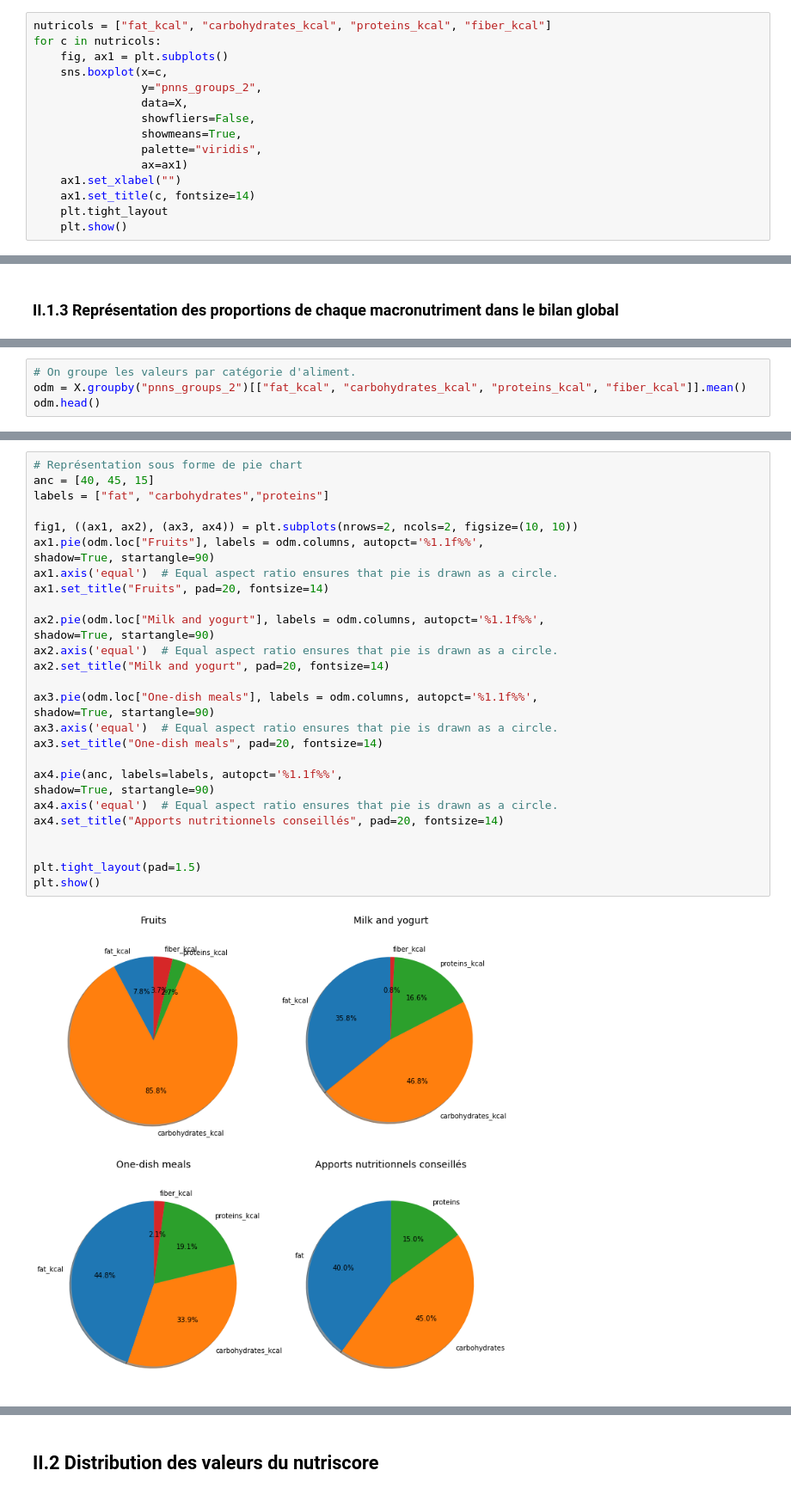
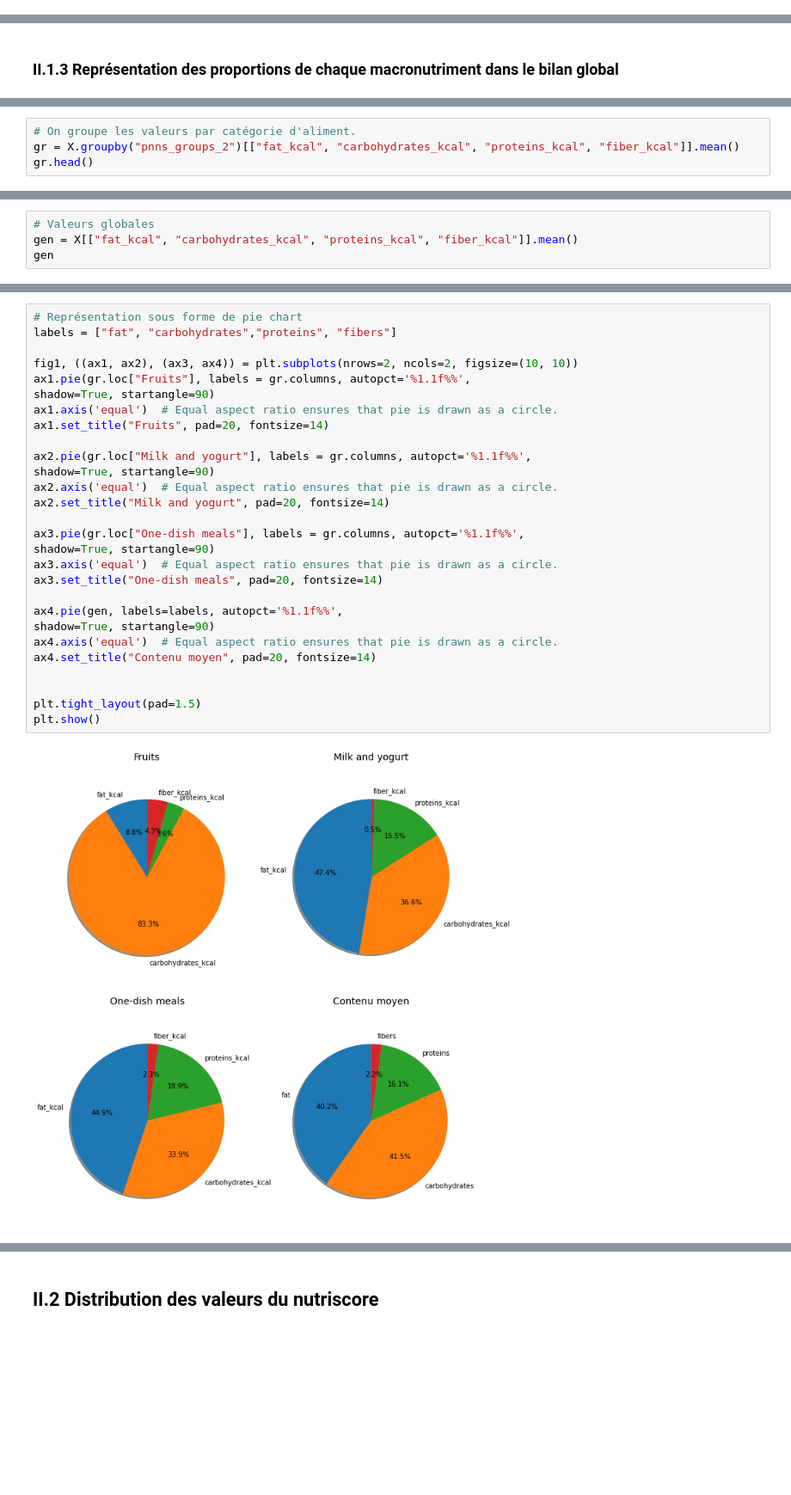
Before and after one commit to OlivierLegrand/P7, a Jupyter notebook: P3/PSanté_notebookexploration.ipynb, the cells around one changed output, grey strips where cells are left out. Shown at 86% size. Saved outputs shown, nothing was run; the diff lists cells and outputs as text; blank space fills up the shorter version.

```diff
--- a/P3/PSanté_notebookexploration.ipynb
+++ b/P3/PSanté_notebookexploration.ipynb
@@ -213,15 +124,0 @@ plt.show()
-# %%
-nutricols = ["fat_kcal", "carbohydrates_kcal", "proteins_kcal", "fiber_kcal"]
-for c in nutricols:
-    fig, ax1 = plt.subplots()
-    sns.boxplot(x=c,
-                y="pnns_groups_2",
-                data=X,
-                showfliers=False,
-                showmeans=True,
-                palette="viridis",
-                ax=ax1)
-    ax1.set_xlabel("")
-    ax1.set_title(c, fontsize=14)
-    plt.tight_layout
-    plt.show()
@@ -235,7 +191,7 @@ for c in nutricols:
 # %%
 # On groupe les valeurs par catégorie d'aliment.
-odm = X.groupby("pnns_groups_2")[["fat_kcal", "carbohydrates_kcal", "proteins_kcal", "fiber_kcal"]].mean()
-odm.head()
+gr = X.groupby("pnns_groups_2")[["fat_kcal", "carbohydrates_kcal", "proteins_kcal", "fiber_kcal"]].mean()
+gr.head()
 # %% [output]
 |  | fat_kcal | carbohydrates_kcal | proteins_kcal | fiber_kcal |
 | pnns_groups_2 |  |  |  |  |
@@ -244,0 +203,4 @@ odm.head()
+# %%
+# Valeurs globales
+gen = X[["fat_kcal", "carbohydrates_kcal", "proteins_kcal", "fiber_kcal"]].mean()
+gen
@@ -245,31 +215,30 @@ odm.head()
 # %%
 # Représentation sous forme de pie chart
-anc = [40, 45, 15]
-labels = ["fat", "carbohydrates","proteins"]
+labels = ["fat", "carbohydrates","proteins", "fibers"]
 
 fig1, ((ax1, ax2), (ax3, ax4)) = plt.subplots(nrows=2, ncols=2, figsize=(10, 10))
-ax1.pie(odm.loc["Fruits"], labels = odm.columns, autopct='%1.1f%%',
+ax1.pie(gr.loc["Fruits"], labels = gr.columns, autopct='%1.1f%%',
 shadow=True, startangle=90)
 ax1.axis('equal')  # Equal aspect ratio ensures that pie is drawn as a circle.
 ax1.set_title("Fruits", pad=20, fontsize=14)
 
-ax2.pie(odm.loc["Milk and yogurt"], labels = odm.columns, autopct='%1.1f%%',
+ax2.pie(gr.loc["Milk and yogurt"], labels = gr.columns, autopct='%1.1f%%',
 shadow=True, startangle=90)
 ax2.axis('equal')  # Equal aspect ratio ensures that pie is drawn as a circle.
 ax2.set_title("Milk and yogurt", pad=20, fontsize=14)
 
-ax3.pie(odm.loc["One-dish meals"], labels = odm.columns, autopct='%1.1f%%',
+ax3.pie(gr.loc["One-dish meals"], labels = gr.columns, autopct='%1.1f%%',
 shadow=True, startangle=90)
 ax3.axis('equal')  # Equal aspect ratio ensures that pie is drawn as a circle.
 ax3.set_title("One-dish meals", pad=20, fontsize=14)
 
-ax4.pie(anc, labels=labels, autopct='%1.1f%%',
+ax4.pie(gen, labels=labels, autopct='%1.1f%%',
 shadow=True, startangle=90)
 ax4.axis('equal')  # Equal aspect ratio ensures that pie is drawn as a circle.
-ax4.set_title("Apports nutritionnels conseillés", pad=20, fontsize=14)
+ax4.set_title("Contenu moyen", pad=20, fontsize=14)
 
 
 plt.tight_layout(pad=1.5)
 plt.show()
 # %% [output]
-[figure, old version]
+[figure, new version]
```
Also changed, not shown: parts of 132 cells of this notebook, 1 other file.
